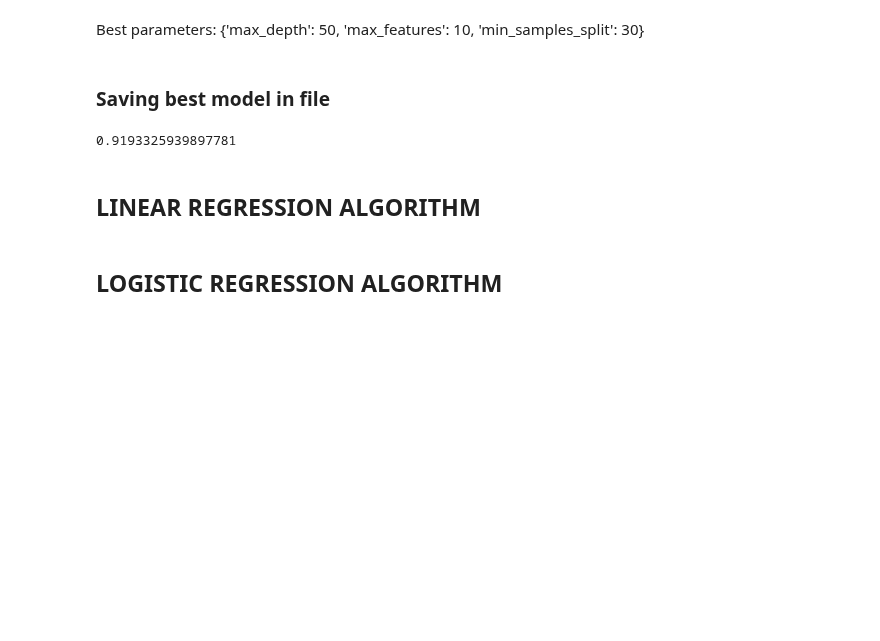
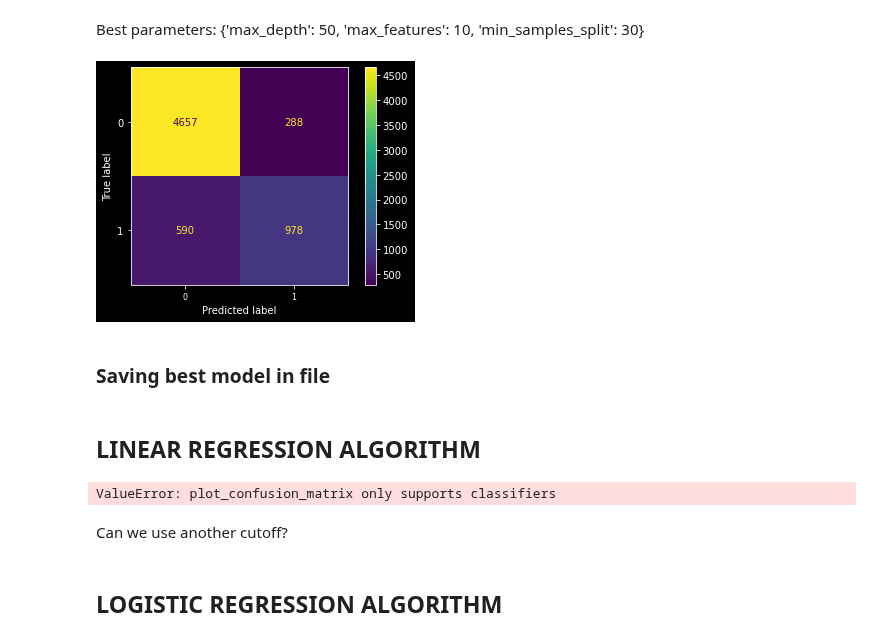
Before and after one commit to agomolka/AdultIncomeAnalysis, a Jupyter notebook: Adult_income_analysis.ipynb, the cells around one changed output. Cells and saved outputs as stored; diff of their text form; code cells hidden in the pictures; blank space fills up the shorter version.

Commit message:
Showing final models' prediction in confusion matrix

```diff
--- a/Adult_income_analysis.ipynb
+++ b/Adult_income_analysis.ipynb
@@ -723,24 +714,13 @@ Fitting 5 folds for each of 8 candidates, totalling 40 fits
 weighted avg       0.86      0.86      0.86      8141
 # %% [markdown]
 Best parameters: {'max_depth': 50, 'max_features': 10, 'min_samples_split': 30}
+# %%
+#Random Forest model
+rand_forest = RandomForestClassifier(random_state=2020, n_jobs=-1, n_estimators=100,
+                                 max_depth=50, max_features=10, min_samples_split=30)
+
+CvPredictor(classifier=rand_forest)
+# %% [output]
+[figure, added]
 # %% [markdown]
 ### Saving best model in file
-# %%
-rf = RandomForestClassifier(random_state=2020, n_jobs=-1, n_estimators=100,
-                                 max_depth=50, max_features=10, min_samples_split=30)
-
-
-trainResults, testResults, predictions, indices = CVmodel(model=rf)
-print(np.mean(testResults))
-
-modelRF = {
-    "name":"RandomForest with GridSearchCV",
-    "description":"Model RF with GridSearchCV",
-    "specification":'n_estimators=100, max_depth=50, max_features=10, min_samples_split=30',
-    "trainResults":trainResults.copy(),
-    "testResults":testResults.copy(),
-    "predictions":predictions.copy(),
-    "indices":indices.copy(),
-}
-# %% [output]
-0.9193325939897781
@@ -758,2 +729,41 @@ Y_pred = linear_regressor.predict(X)  # make predictions
+# %%
+ #The confusion matrix is used to tell you how many
+#predictions were classified correctly or incorrectly.
+#Linear Regression is a regression model, which gives you a continous output (not classification).
+#I will use threshold to create 1/0 predictions
+
+#Standardization of data and KNN model
+lr_standarization = Pipeline(steps=[
+                ('scaler', StandardScaler()),
+                ('linear_reg', LinearRegression())
+                ])
+
+#split dataset into train and test data
+X_train, X_test, y_train, y_test = train_test_split(X, y, test_size=0.2, random_state=1)
+
+# Fit the classifier to the data
+
+lr_standarization.fit(X_train, y_train)
+
+y_pred = lr_standarization.predict(X_test)
+
+# decide on a cutoff limit
+cutoff = 0.7
+# initialise a matrix full with zeros
+y_pred_classes = np.zeros_like(y_pred)
+# add a 1 if the cutoff was breached
+y_pred_classes[y_pred > cutoff] = 1
+y_test_classes = np.zeros_like(y_pred)
+y_test_classes[y_test > cutoff] = 1
+
+confusion_matrix(y_test_classes, y_pred_classes)
+
+#drawing Plot Confusion Matrix
+plot_confusion_matrix(lr_standarization, y_test_classes, y_pred_classes)
+plt.show()
+# %% [output]
+ValueError: plot_confusion_matrix only supports classifiers
+# %% [markdown]
+Can we use another cutoff?
 # %% [markdown]
 ## LOGISTIC REGRESSION ALGORITHM
```
Also changed, not shown: parts of 13 cells of this notebook.
